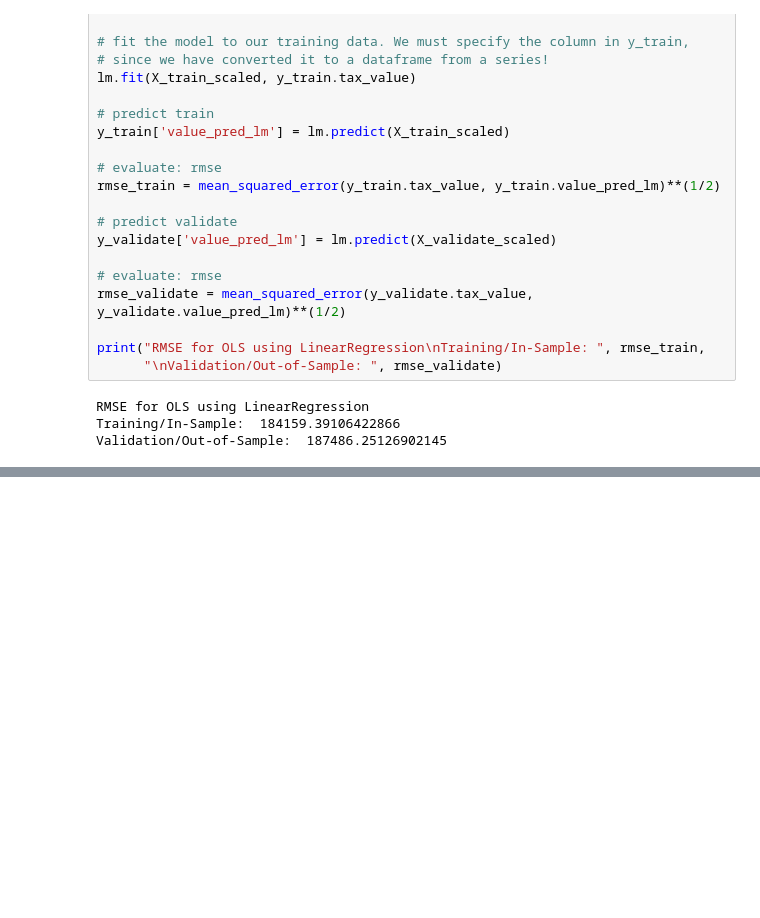
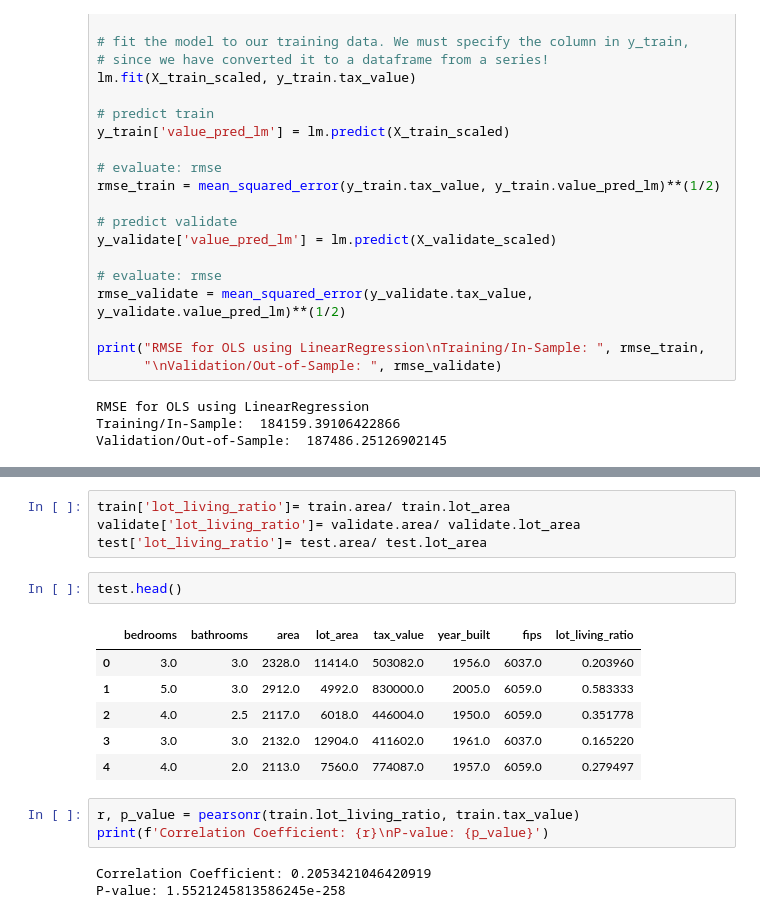
Before and after one commit to joe-bennett/zillow-project, a Jupyter notebook: initial_workbook.ipynb, the cells around one changed output, grey strips where cells are left out. Drawn from its saved outputs; the diff is of its cells as text; blank space fills up the shorter version.

```diff
--- a/initial_workbook.ipynb
+++ b/initial_workbook.ipynb
@@ -251,0 +255,19 @@ Validation/Out-of-Sample:  187486.25126902145
+# %%
+train['lot_living_ratio']= train.area/ train.lot_area
+validate['lot_living_ratio']= validate.area/ validate.lot_area
+test['lot_living_ratio']= test.area/ test.lot_area
+# %%
+test.head()
+# %% [output]
+|  | bedrooms | bathrooms | area | lot_area | tax_value | year_built | fips | lot_living_ratio |
+| 0 | 3.0 | 3.0 | 2328.0 | 11414.0 | 503082.0 | 1956.0 | 6037.0 | 0.203960 |
+| 1 | 5.0 | 3.0 | 2912.0 | 4992.0 | 830000.0 | 2005.0 | 6059.0 | 0.583333 |
+| 2 | 4.0 | 2.5 | 2117.0 | 6018.0 | 446004.0 | 1950.0 | 6059.0 | 0.351778 |
+| 3 | 3.0 | 3.0 | 2132.0 | 12904.0 | 411602.0 | 1961.0 | 6037.0 | 0.165220 |
+| 4 | 4.0 | 2.0 | 2113.0 | 7560.0 | 774087.0 | 1957.0 | 6059.0 | 0.279497 |
+# %%
+r, p_value = pearsonr(train.lot_living_ratio, train.tax_value)
+print(f'Correlation Coefficient: {r}\nP-value: {p_value}')
+# %% [output]
+Correlation Coefficient: 0.2053421046420919
+P-value: 1.5521245813586245e-258
```
Also changed, not shown: parts of 11 cells of this notebook, 6 other files.
